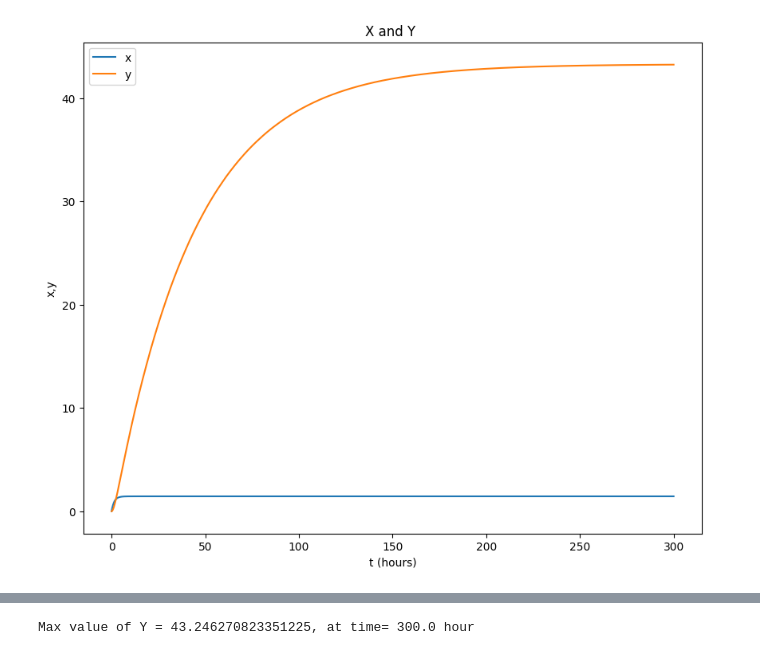
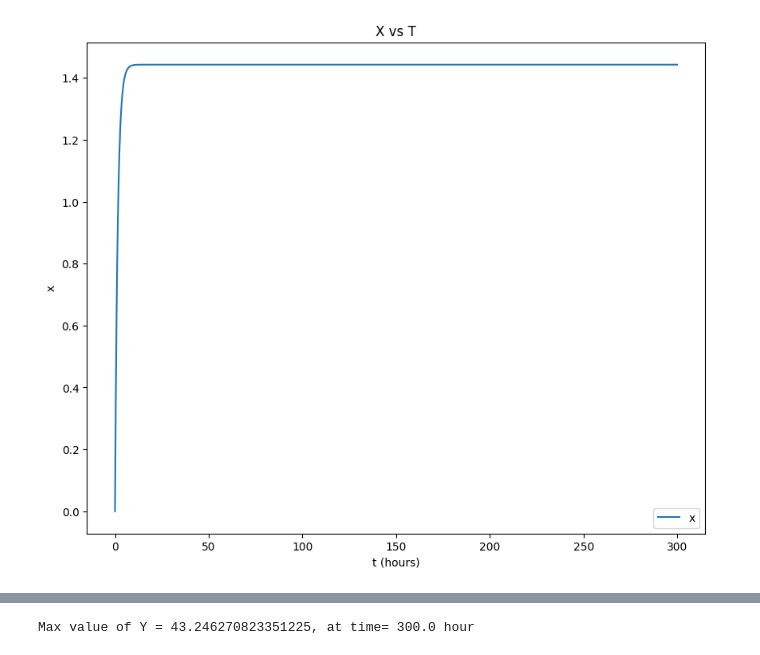
Before and after one commit to akshaTec/AKSum_CS_302, a Jupyter notebook: Lab2/q3.ipynb, the cells around one changed output, grey strips where cells are left out. Drawn from its saved outputs; the diff is of its cells as text; code cells hidden in the pictures.

```diff
--- a/Lab2/q3.ipynb
+++ b/Lab2/q3.ipynb
@@ -46,11 +46,11 @@ x,y = euler(t, dt, 1)
 # %%
 plt.figure(figsize=(10,8))
 plt.xlabel('t (hours)')
-plt.ylabel('x,y')
-plt.title("X and Y ")
+plt.ylabel('x')
+plt.title("X vs T")
 plt.plot(t, x, label='x')
-plt.plot(t, y, label='y')
 plt.legend()
+plt.savefig("q3_1.png")
 plt.show()
 # %% [output]
-[figure, old version]
+[figure, new version]
```
Also changed, not shown: parts of 3 cells of this notebook, 2 other files.
